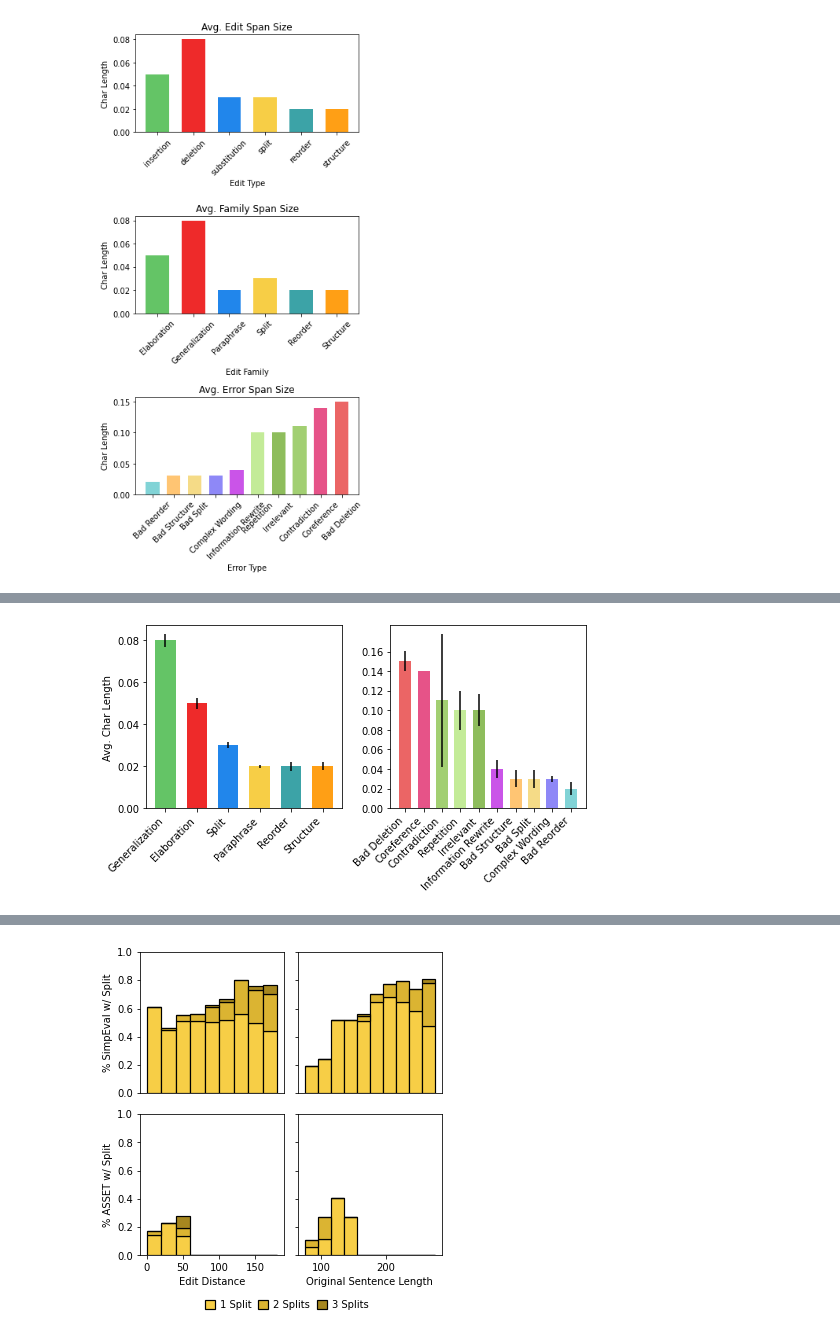
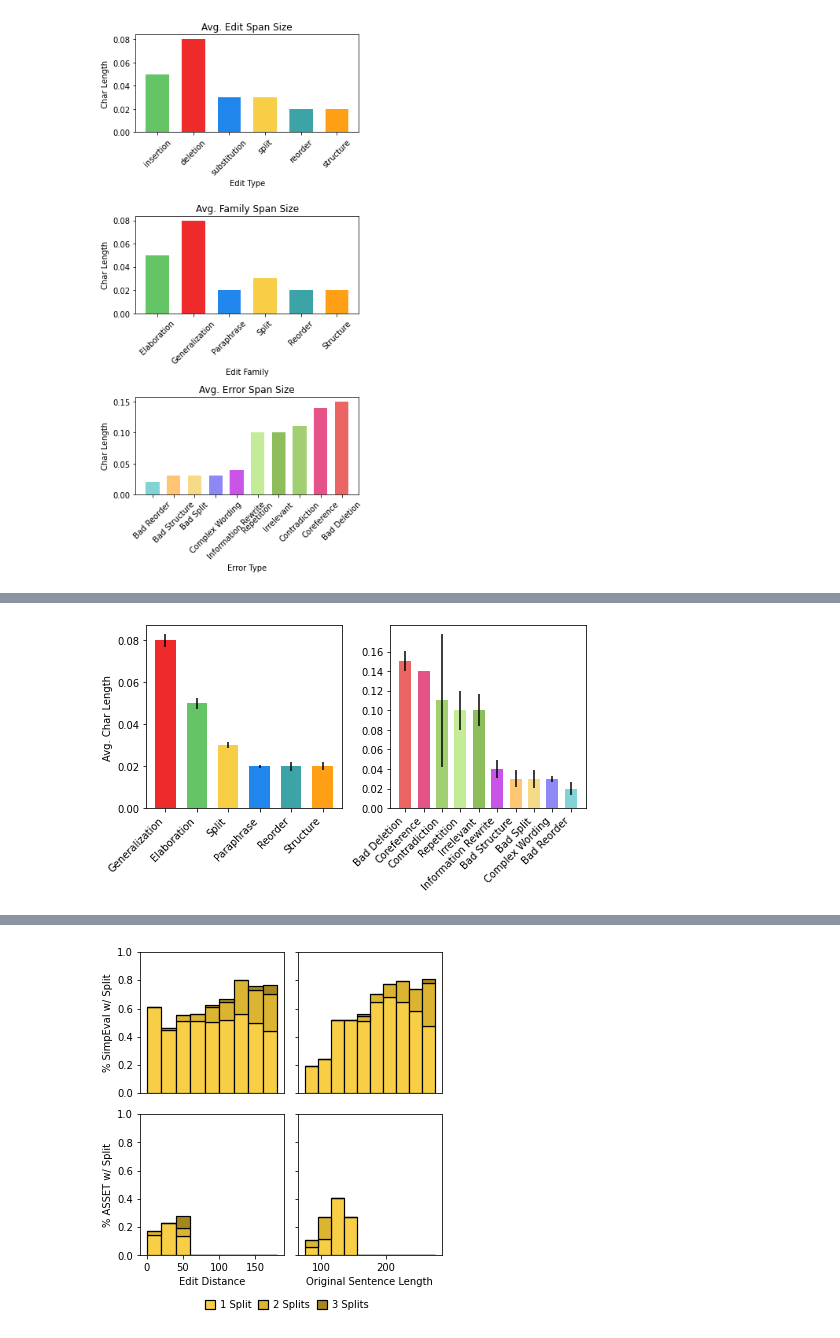
Before and after one commit to Yao-Dou/ts-annotation-tool, a Jupyter notebook: data/analysis/analysis.ipynb, the cells around one changed output, grey strips where cells are left out. Cells and saved outputs as stored; diff of their text form; code cells hidden in the pictures.

```diff
--- a/data/analysis/analysis.ipynb
+++ b/data/analysis/analysis.ipynb
@@ -152,7 +181,3 @@ errors_by_system(data)
 [figure]
 # %%
 sankey_combined(data)
-# %%
-# Print the avg. sentence scores for each system
-for s in systems:
-    print(f'{system_name_mapping[s]} \t {avg([sent["score"] for sent in data if sent["system"] == s])}')
@@ -275,7 +273,7 @@ for i, system in enumerate([s for s in all_system_labels if s in cust_systems]):
     ax[i].bar([p[0].value for p in pts], [p[1] for p in pts], width, color=[cust_mapping[label] for label in [p[0] for p in pts]])
     ax[i].set_title(system_name_mapping[system])
     # ax[i].set_xticks([])
-    ax[i].set_yticks(np.arange(-30, 11, 5))
+    ax[i].set_yticks(np.arange(-2, 2.5, 0.5))
 
 
 for tick in [i for j in [x.get_xticklabels() for x in ax] for i in j]:
@@ -603,35 +388,35 @@ fig, ax = plt.subplots(1, 2, figsize=(7, 4))
 
 fam_size = [(family, avg([x['size'] for x in get_annotations_by_edit_family(data, family)]), ci([x['size'] for x in get_annotations_by_edit_family(data, family)])) for family in families]
 pts = sorted([p for p in fam_size if p[1] != 0], key=lambda x: x[1], reverse=True)
-ax[0].bar([p[0].capitalize() for p in pts], [p[1] for p in pts], width, yerr=[p[2] for p in pts], color=[color_mapping[label] for label in families])
+ax[0].bar([p[0].capitalize() for p in pts], [p[1] for p in pts], width, yerr=[p[2] for p in pts], color=[color_mapping[label] for label in [p[0] for p in pts]])
 
 anns = [ann for sent in data for ann in sent['processed_annotations']]
 error_segmentation = {}
 for error in Error:
     error_segmentation[error] = [a for a in anns if error == a['error_type']]
 error_segmentation[Tmp.NO_ERROR] = [a for a in anns if error == None]
 pts = [(error, avg([s['size'] for s in error_segmentation[error]]), ci([s['size'] for s in error_segmentation[error]])) for error in error_segmentation.keys()]
 pts = sorted([p for p in pts if p[1] != 0], key=lambda x: x[1], reverse=True)
 ax[1].bar([p[0].value for p in pts], [p[1] for p in pts], width, yerr=[p[2] for p in pts], color=[color_mapping[label] for label in [p[0] for p in pts]])
 
 # ax[0].set_xlabel('Edit Family')
 # ax[1].set_xlabel('Error Type')
 
 ax[0].set_ylabel('Avg. Char Length')
 ax[1].set_ylabel('')
 
 # plt.suptitle('Avg. Edit Span Size by Type')
 # ax[1].set_title('Avg. Error Span Size')
 
 ax[0].set_yticks(np.arange(0, 0.085, 0.02))
 ax[1].set_yticks(np.arange(0, 0.17, 0.02))
 
 for tick in ax[0].get_xticklabels() + ax[1].get_xticklabels():
     tick.set_rotation(45)
     tick.set_horizontalalignment('right')
 
 out_filename = f'img/edit-sizes.pdf'
 plt.savefig(out_filename, format="pdf", bbox_inches='tight', pad_inches=0.0)
 plt.show()
 # %% [output]
-[figure, old version]
+[figure, new version]
```
Also changed, not shown: parts of 29 cells of this notebook, 18 other files.
